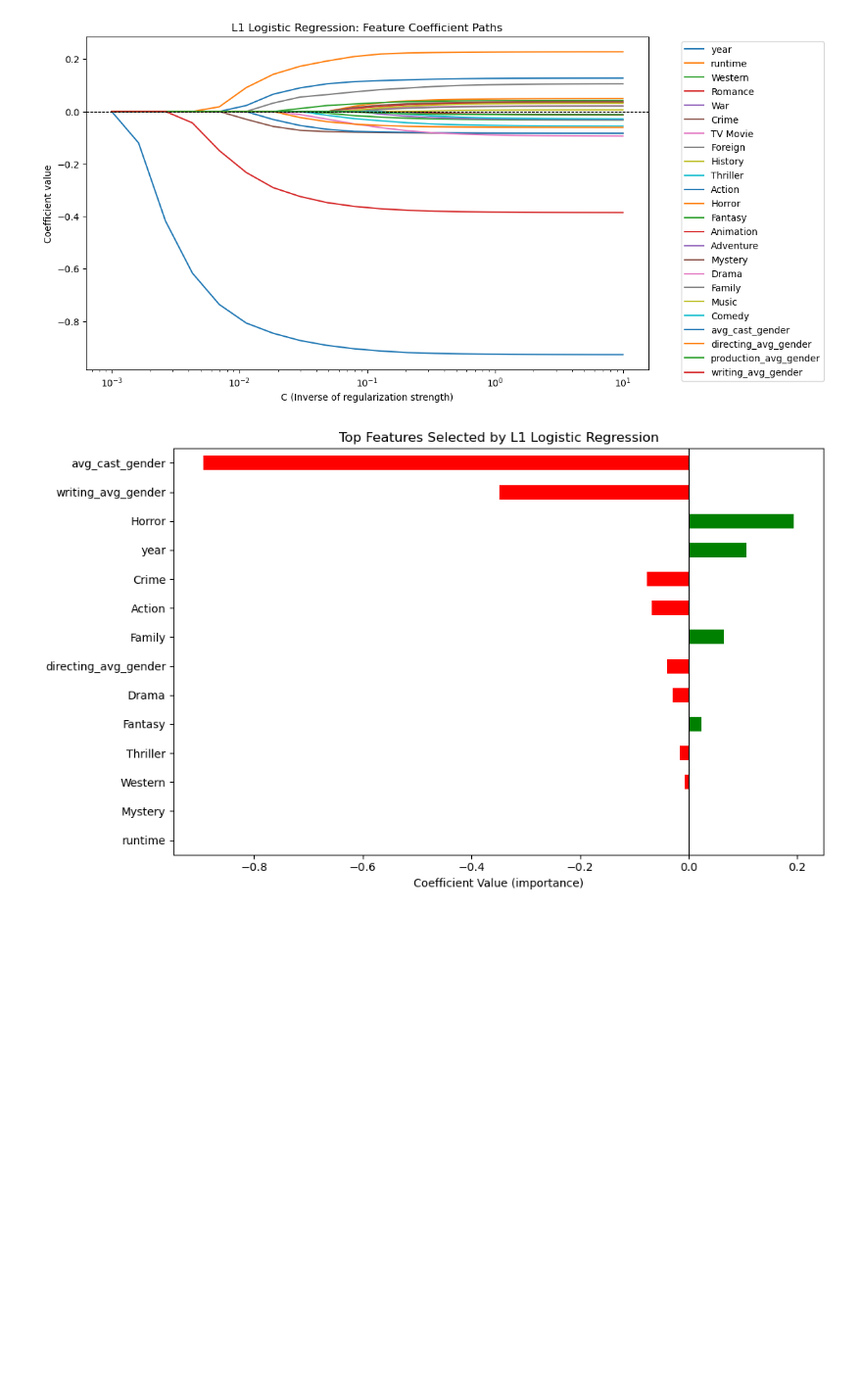
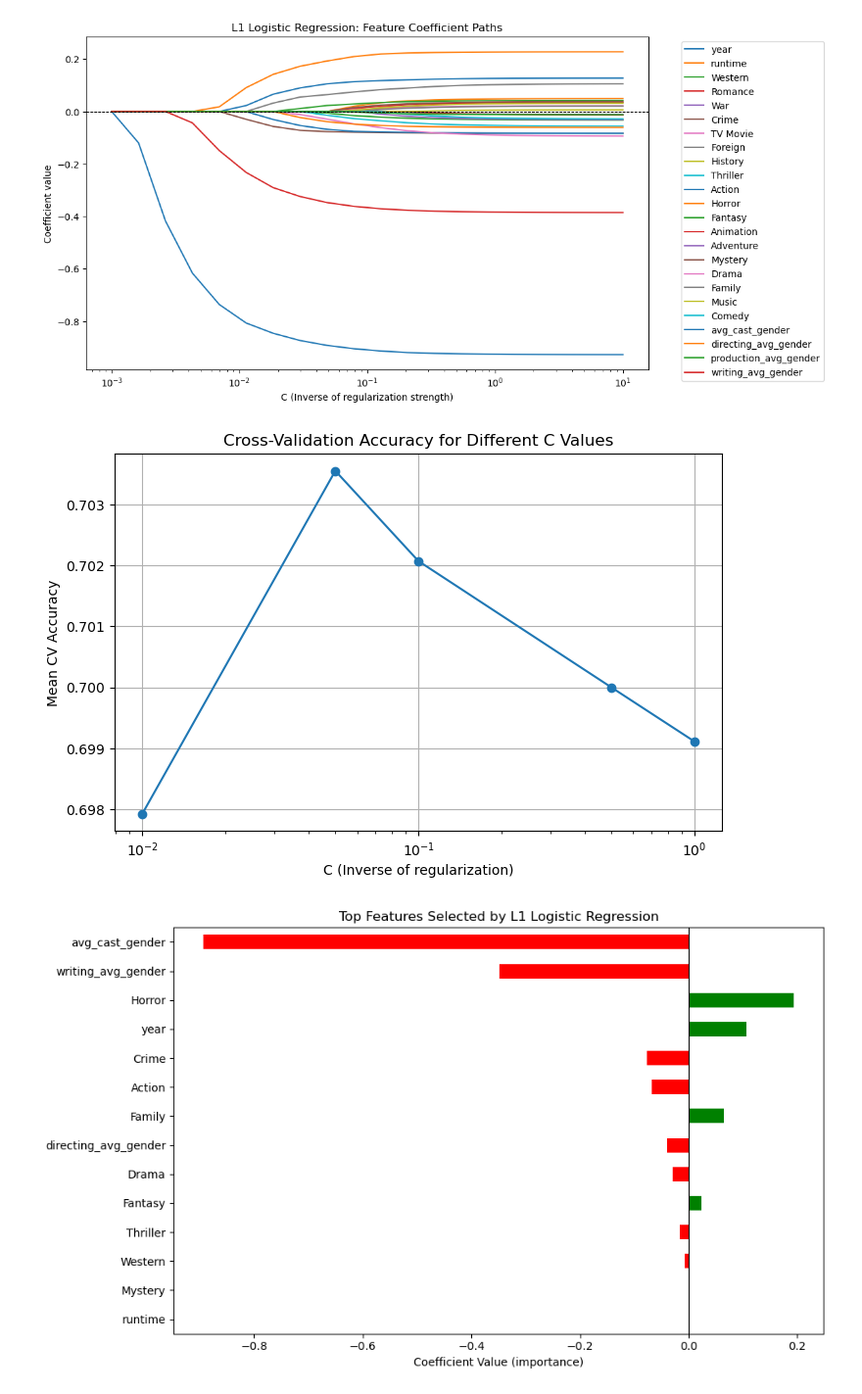
Before and after one commit to ABecker03/COGS209_Project, a Jupyter notebook: regression.ipynb, the cells around one changed output. Shown at 98% size. Cells and saved outputs as stored; diff of their text form; code cells hidden in the pictures; blank space fills up the shorter version.

```diff
--- a/regression.ipynb
+++ b/regression.ipynb
@@ -145,6 +146,28 @@ plt.tight_layout()
 plt.show()
 # %% [output]
 [figure]
+# %%
+scores = model_cv.scores_[1]  # shape: (n_folds, n_Cs)
+C_values = model_cv.Cs_       # the list of C values used
+
+# Convert to DataFrame for readability
+scores_df = pd.DataFrame(scores, columns=C_values)
+scores_df.index.name = 'Fold'
+scores_df.columns.name = 'C'
+
+# Plot mean accuracy vs. C
+mean_scores = scores_df.mean(axis=0)
+
+plt.figure(figsize=(8, 5))
+plt.plot(C_values, mean_scores, marker='o')
+plt.xscale('log')
+plt.xlabel('C (Inverse of regularization)')
+plt.ylabel('Mean CV Accuracy')
+plt.title('Cross-Validation Accuracy for Different C Values')
+plt.grid(True)
+plt.show()
+# %% [output]
+[figure, added]
 # %%
 important_coefs = model_cv.coef_[0]
 coef_series = pd.Series(important_coefs, index=X.columns)
```
Also changed, not shown: parts of 7 cells of this notebook.
